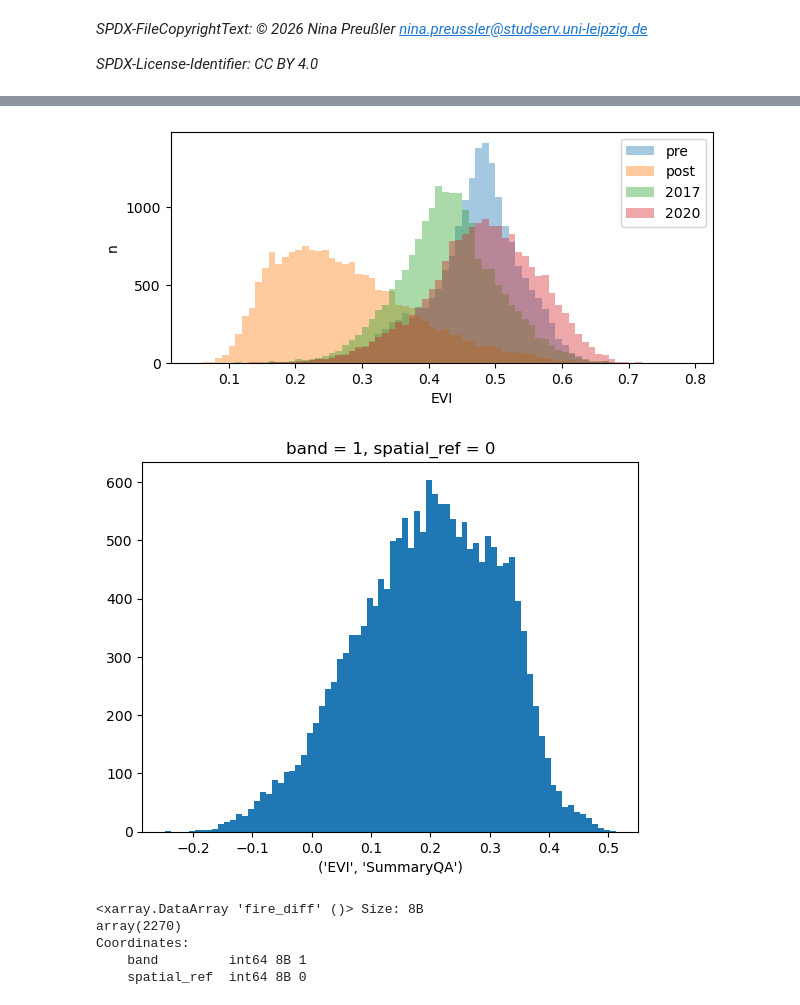
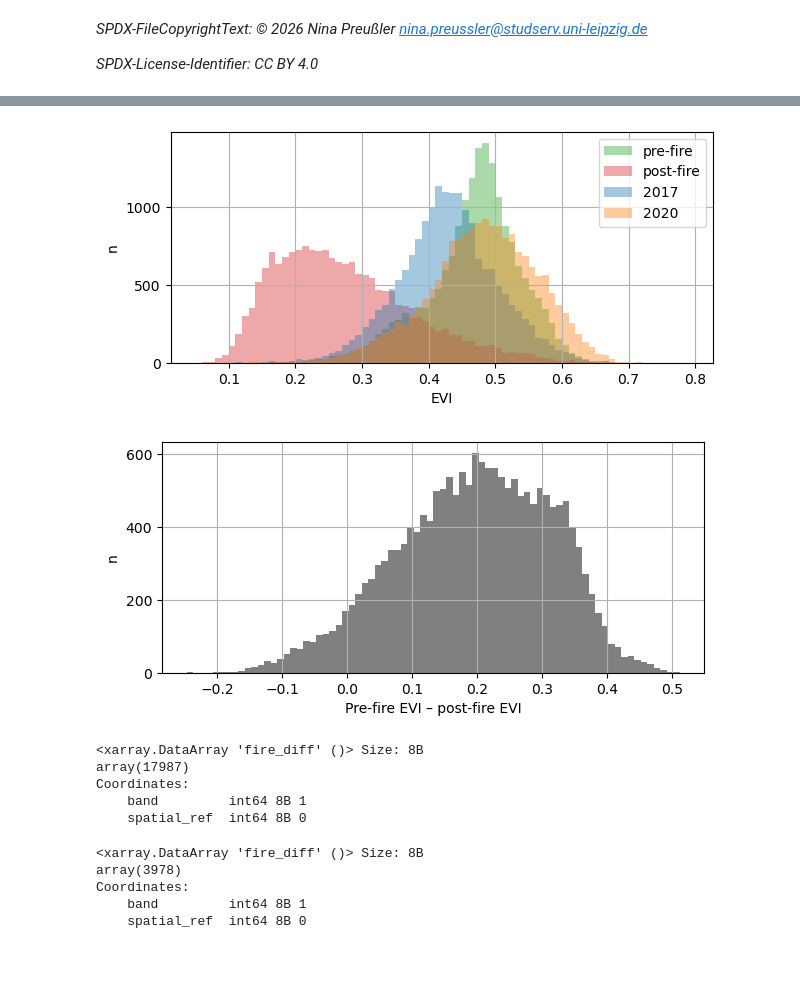
Before and after one commit to ninorp55/tropical-peat-post-fire-vegetation-recovery, a Jupyter notebook: 2_vegetation_recovery_metrics.ipynb, the cells around one changed output, grey strips where cells are left out. Drawn from its saved outputs; the diff is of its cells as text; code cells hidden in the pictures; blank space fills up the shorter version.

```diff
--- a/2_vegetation_recovery_metrics.ipynb
+++ b/2_vegetation_recovery_metrics.ipynb
@@ -111,22 +92,26 @@ alpha=0.4
 merged_evis.evi_pre.plot.hist(
     bins=bins,
     alpha=alpha,
-    label='pre'
+    label='pre-fire',
+    color='tab:green'
 )
 merged_evis.evi_post.plot.hist(
     bins=bins,
     alpha=alpha,
-    label='post'
+    label='post-fire',
+    color='tab:red'
 )
 merged_evis.evi_2017.plot.hist(
     bins=bins,
     alpha=alpha,
-    label='2017'
+    label='2017',
+    color='tab:blue'
 )
 merged_evis.evi_2020.plot.hist(
     bins=bins,
     alpha=alpha,
-    label='2020'
+    label='2020',
+    color='tab:orange'
 )
 
 plt.xlabel('EVI')
@@ -134,28 +119,50 @@ plt.ylabel('n')
 plt.yticks(np.arange(0,1500, 500))
 plt.title('')
 plt.legend()
+plt.grid()
 
 # plt.show()
 plt.savefig('figures/hist_evi.png', dpi=300, bbox_inches='tight')
 # %% [output]
-[figure, old version]
+[figure, new version]
 # %%
 # check pre- and post-fire difference
+
+plt.subplots(figsize=(7,3))
+
 merged_evis['fire_diff'] = merged_evis.evi_pre - merged_evis.evi_post
 merged_evis.fire_diff.plot.hist(
     bins=np.arange(
         merged_evis.fire_diff.min().item(),
         merged_evis.fire_diff.max().item(),
-        0.01))
-plt.show()
+        0.01),
+    color='grey'
+)
+
+plt.xlabel('Pre-fire EVI – post-fire EVI')
+plt.ylabel('n')
+plt.yticks(np.arange(0,650,200))
+plt.title('')
+plt.grid()
+
+# plt.show()
+plt.savefig('figures/hist_evi_diff.png', dpi=300, bbox_inches='tight')
 # %% [output]
-[figure, old version]
+[figure, new version]
+# %%
+xr.where(merged_evis.fire_diff > -0.2, 1, 0).sum()
+# %% [output]
+<xarray.DataArray 'fire_diff' ()> Size: 8B
+array(17987)
+Coordinates:
+    band         int64 8B 1
+    spatial_ref  int64 8B 0
 # %%
 # How many pixels?
-xr.where(merged_evis.fire_diff < 0.05, 1, 0).sum()
+xr.where(merged_evis.fire_diff < 0.1, 1, 0).sum()
 # %% [output]
 <xarray.DataArray 'fire_diff' ()> Size: 8B
-array(2270)
+array(3978)
 Coordinates:
     band         int64 8B 1
     spatial_ref  int64 8B 0
```
Also changed, not shown: parts of 8 cells of this notebook, 15 other files.
